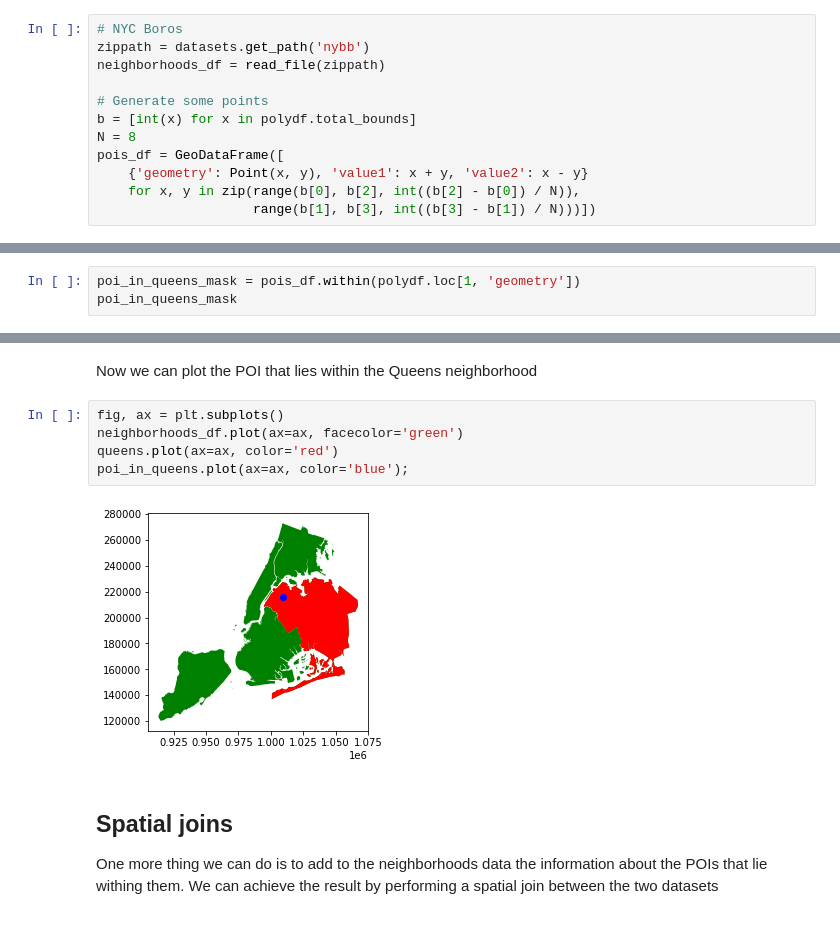
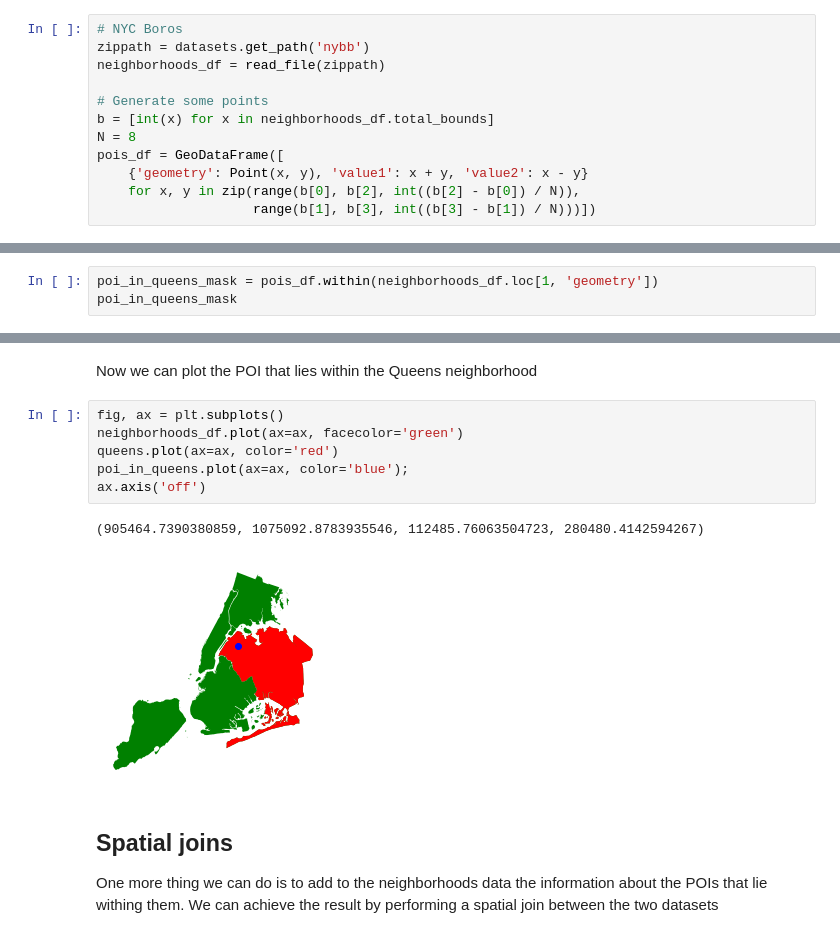
Before and after one commit to luigiselmi/geoscience, a Jupyter notebook: spatial_relationships.ipynb, the cells around one changed output, grey strips where cells are left out. Saved outputs shown, nothing was run; the diff lists cells and outputs as text.

```diff
--- a/spatial_relationships.ipynb
+++ b/spatial_relationships.ipynb
@@ -12,7 +12,7 @@ zippath = datasets.get_path('nybb')
 neighborhoods_df = read_file(zippath)
 
 # Generate some points
-b = [int(x) for x in polydf.total_bounds]
+b = [int(x) for x in neighborhoods_df.total_bounds]
 N = 8
 pois_df = GeoDataFrame([
     {'geometry': Point(x, y), 'value1': x + y, 'value2': x - y}
@@ -83,7 +91,7 @@ pois_df.plot(ax=ax, color='blue');
 # %% [markdown]
 The Queens neighborhood is at index=1 so we use the within() function to determine the points that lie within the geometry at index 1 in the geo dataframe
 # %%
-poi_in_queens_mask = pois_df.within(polydf.loc[1, 'geometry'])
+poi_in_queens_mask = pois_df.within(neighborhoods_df.loc[1, 'geometry'])
 poi_in_queens_mask
 # %% [output]
 0    False
@@ -109,10 +117,12 @@ Now we can plot the POI that lies within the Queens neighborhood
 # %%
 fig, ax = plt.subplots()
 neighborhoods_df.plot(ax=ax, facecolor='green')
 queens.plot(ax=ax, color='red')
 poi_in_queens.plot(ax=ax, color='blue');
+ax.axis('off')
 # %% [output]
+(905464.7390380859, 1075092.8783935546, 112485.76063504723, 280480.4142594267)
-[figure, old version]
+[figure, new version]
 # %% [markdown]
 ## Spatial joins
 One more thing we can do is to add to the neighborhoods data the information about the POIs that lie withing them. We can achieve the result by performing a spatial join between the two datasets
```
Also changed, not shown: parts of 5 cells of this notebook, 1 other file.
